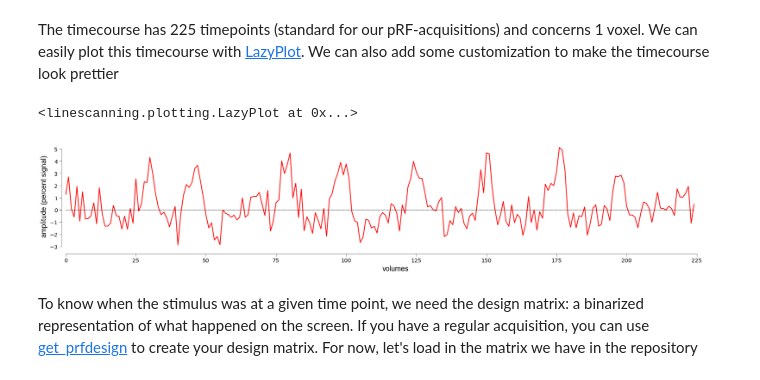
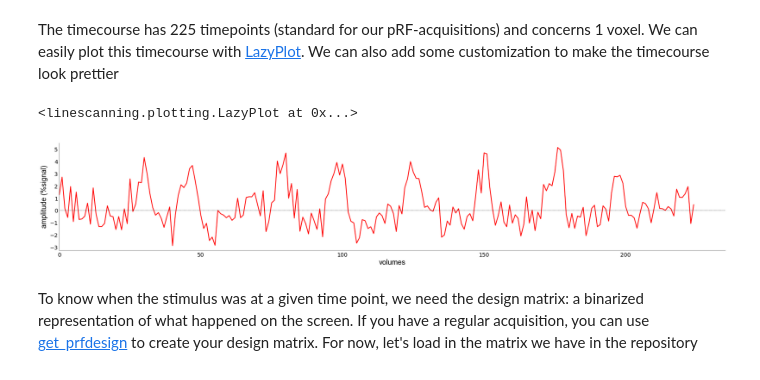
Before and after one commit to gjheij/linescanning, a Jupyter notebook: doc/source/examples/prfmodelfitter.ipynb, the cells around one changed output. Drawn from its saved outputs; the diff is of its cells as text; code cells hidden in the pictures.

```diff
--- a/doc/source/examples/prfmodelfitter.ipynb
+++ b/doc/source/examples/prfmodelfitter.ipynb
@@ -22,17 +23,17 @@ data.shape
 # %% [markdown]
 The timecourse has 225 timepoints (standard for our pRF-acquisitions) and concerns 1 voxel. We can easily plot this timecourse with [LazyPlot](https://linescanning.readthedocs.io/en/latest/classes/plotting.html#linescanning.plotting.LazyPlot). We can also add some customization to make the timecourse look prettier
 # %%
-plotting.LazyPlot(data,
-                  add_hline="default",                      # adds horizontal line at y=0
-                  color='r',                                # sets color of plot
-                  line_width=2,                             # line thickness
-                  x_label="volumes",                        # x label
-                  y_label="amplitude (percent signal)",     # y label
-                  label_size=14,                            # font size of x/y ticks
-                  font_size=18)                             # font size of labels
+plotting.LazyPlot(
+    data,
+    add_hline="default",            # adds horizontal line at y=0
+    color='r',                      # sets color of plot
+    line_width=2,                   # line thickness
+    x_label="volumes",              # x label
+    y_label="amplitude (%signal)",  # y label
+)
 # %% [output]
 <linescanning.plotting.LazyPlot at 0x...>
-[figure, old version]
+[figure, new version]
 # %% [markdown]
 To know when the stimulus was at a given time point, we need the design matrix: a binarized representation of what happened on the screen. If you have a regular acquisition, you can use [get_prfdesign](https://linescanning.readthedocs.io/en/latest/classes/prf.html#linescanning.prf.get_prfdesign) to create your design matrix. For now, let's load in the matrix we have in the repository
 # %%
```
Also changed, not shown: parts of 20 cells of this notebook.
